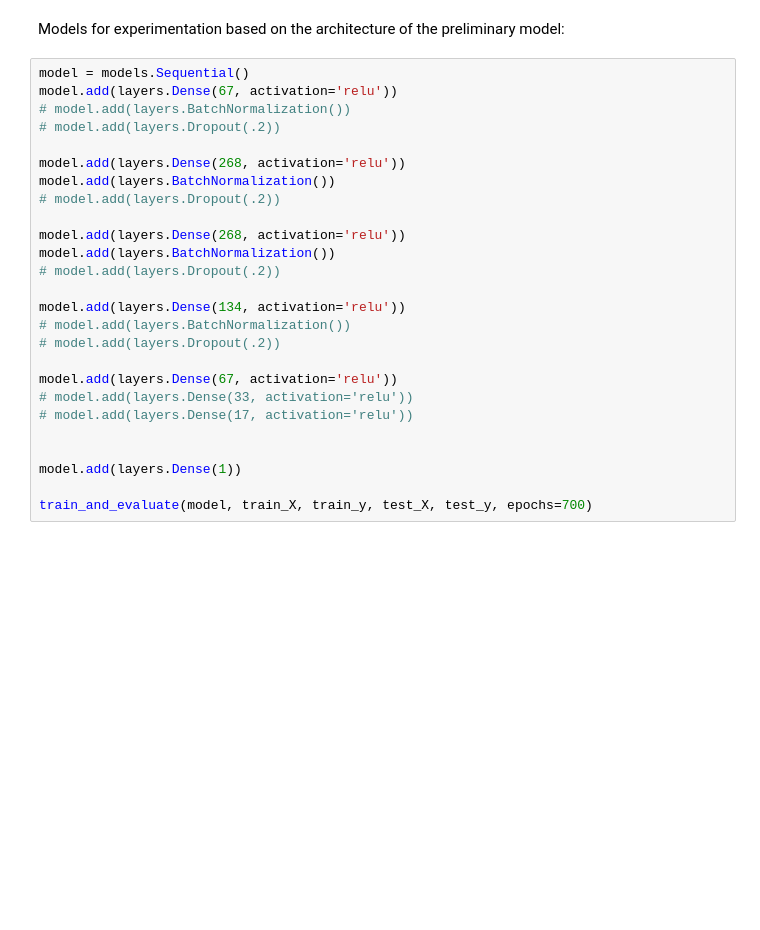
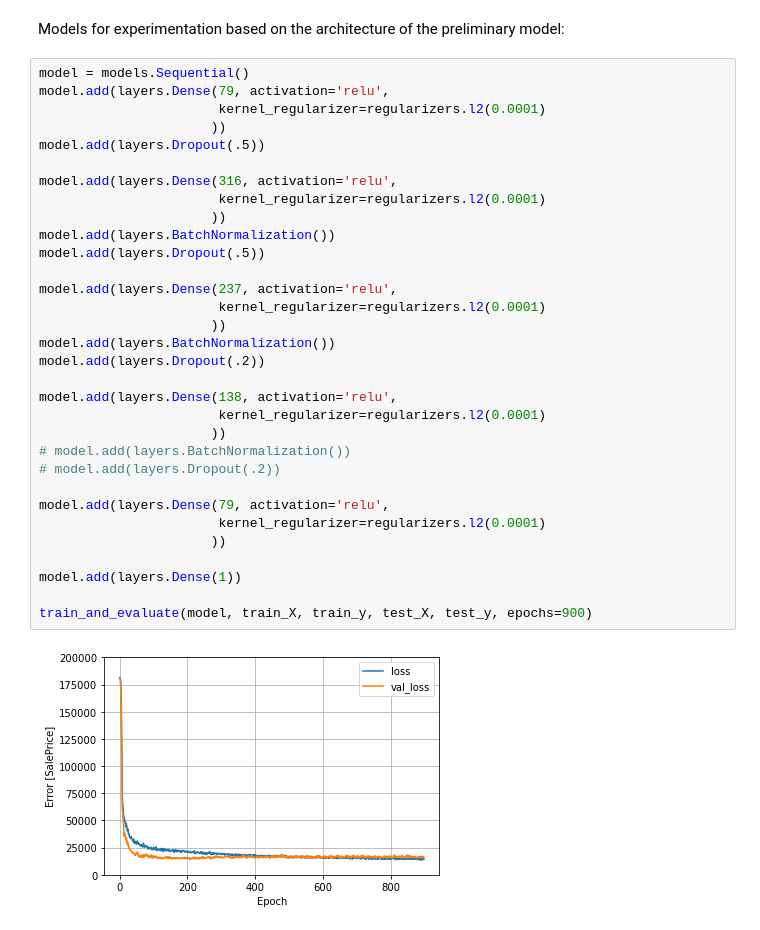
Before and after one commit to Brammetje23/Project-X, a Jupyter notebook: NN.ipynb, the cells around one changed output. Drawn from its saved outputs; the diff is of its cells as text; blank space fills up the shorter version.

```diff
--- a/NN.ipynb
+++ b/NN.ipynb
@@ -135,27 +117,35 @@ plot_errors(model)
 Models for experimentation based on the architecture of the preliminary model:
 # %%
 model = models.Sequential()
-model.add(layers.Dense(67, activation='relu'))
+model.add(layers.Dense(79, activation='relu',
+                       kernel_regularizer=regularizers.l2(0.0001)
+                      ))
+model.add(layers.Dropout(.5))
+
+model.add(layers.Dense(316, activation='relu',
+                       kernel_regularizer=regularizers.l2(0.0001)
+                      ))
+model.add(layers.BatchNormalization())
+model.add(layers.Dropout(.5))
+
+model.add(layers.Dense(237, activation='relu',
+                       kernel_regularizer=regularizers.l2(0.0001)
+                      ))
+model.add(layers.BatchNormalization())
+model.add(layers.Dropout(.2))
+
+model.add(layers.Dense(138, activation='relu',
+                       kernel_regularizer=regularizers.l2(0.0001)
+                      ))
 # model.add(layers.BatchNormalization())
 # model.add(layers.Dropout(.2))
 
-model.add(layers.Dense(268, activation='relu'))
-model.add(layers.BatchNormalization())
-# model.add(layers.Dropout(.2))
-
-model.add(layers.Dense(268, activation='relu'))
-model.add(layers.BatchNormalization())
-# model.add(layers.Dropout(.2))
-
-model.add(layers.Dense(134, activation='relu'))
-# model.add(layers.BatchNormalization())
-# model.add(layers.Dropout(.2))
-
-model.add(layers.Dense(67, activation='relu'))
-# model.add(layers.Dense(33, activation='relu'))
-# model.add(layers.Dense(17, activation='relu'))
-
+model.add(layers.Dense(79, activation='relu',
+                       kernel_regularizer=regularizers.l2(0.0001)
+                      ))
 
 model.add(layers.Dense(1))
 
-train_and_evaluate(model, train_X, train_y, test_X, test_y, epochs=700)
+train_and_evaluate(model, train_X, train_y, test_X, test_y, epochs=900)
+# %% [output]
+[figure, added]
```
Also changed, not shown: parts of 9 cells of this notebook.
